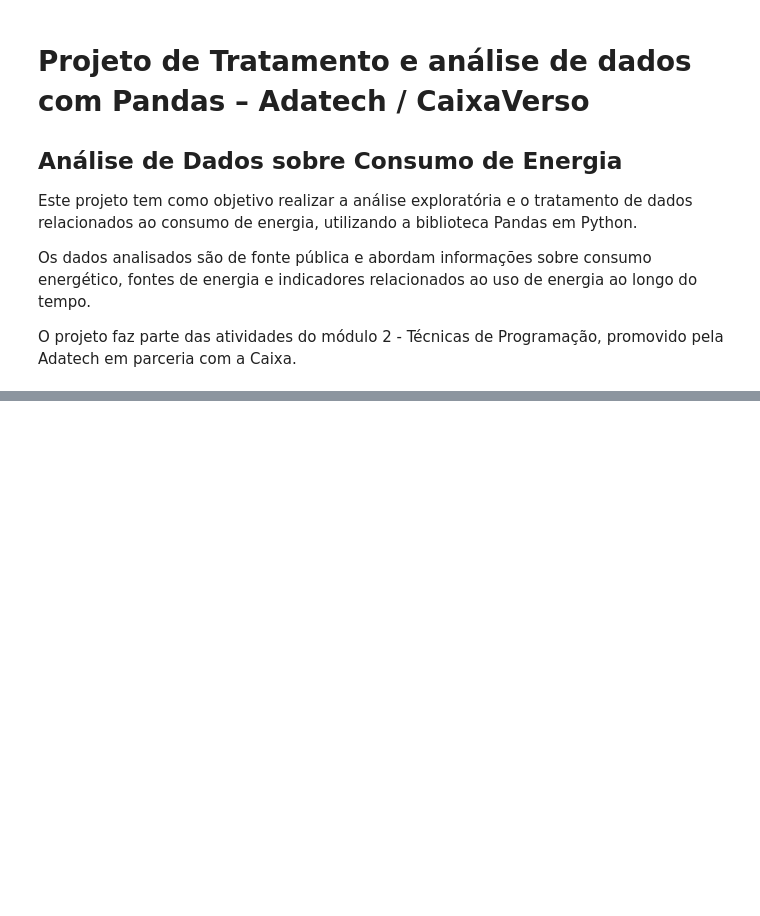
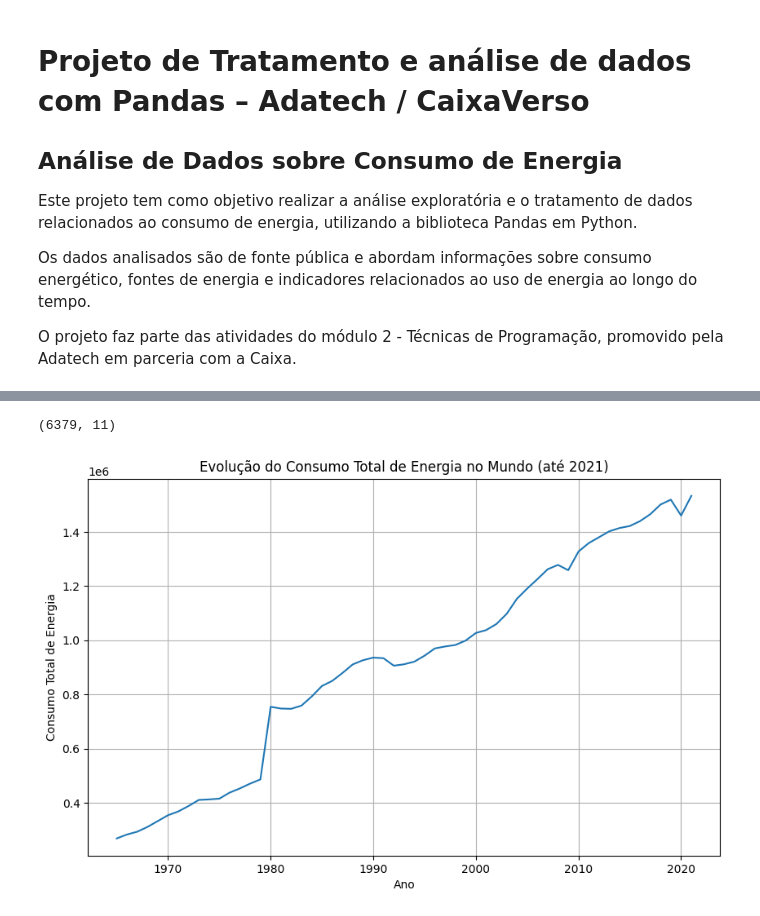
Before and after one commit to adrianamalmeida001/projeto-tecnicas-programacao-adatech, a Jupyter notebook: Projeto_técnicas_de_programação.ipynb, the cells around one changed output, grey strips where cells are left out. Saved outputs shown, nothing was run; the diff lists cells and outputs as text; code cells hidden in the pictures; blank space fills up the shorter version.

Commit message:
Adiciona análises até a Pergunta 8

```diff
--- a/Projeto_técnicas_de_programação.ipynb
+++ b/Projeto_técnicas_de_programação.ipynb
@@ -26,0 +68,19 @@ df.head()
+# %%
+# cria um dataframe apenas com as colunas que necessito para a análise e mostrar o resultado
+colunas_projeto = [
+    'country',
+    'year',
+    'population',
+    'gdp',
+    'primary_energy_consumption',
+    'energy_per_capita',
+    'fossil_share_energy',
+    'renewables_share_energy',
+    'solar_share_energy',
+    'wind_share_energy',
+    'hydro_share_energy'
+]
+
+df_tratado = df[colunas_projeto]
+
+df_tratado.head()
@@ -26,0 +111,40 @@ df.head()
+# %%
+# cria um dataframe específico para as matrizes energéticas, removendo as linhas onde faltam dados dessas colunas e mostra resultado
+
+df_matriz = df_tratado.dropna(
+    subset=[
+        'fossil_share_energy',
+        'renewables_share_energy',
+        'solar_share_energy',
+        'wind_share_energy',
+        'hydro_share_energy'
+    ]
+)
+
+df_matriz.shape
+# %% [output]
+(6379, 11)
+# %%
+# PERGUNTA 1. Como o consumo total de energia evoluiu ao longo dos anos no mundo?
+
+# agrupamento por ano e soma o resultado ( removendo as linhas onde faltam dados)
+consumo_mundial_por_ano = (
+    df_tratado
+    .dropna(subset=['primary_energy_consumption'])
+    .groupby('year')['primary_energy_consumption']
+    .sum()
+)
+
+# filtra os dados até 2021
+consumo_ate_2021 = consumo_mundial_por_ano[consumo_mundial_por_ano.index <= 2021]
+
+# criação do gráfico de linhas com o resultado
+plt.figure(figsize=(10, 6))
+plt.plot(consumo_ate_2021)
+plt.title("Evolução do Consumo Total de Energia no Mundo (até 2021)")
+plt.xlabel("Ano")
+plt.ylabel("Consumo Total de Energia")
+plt.grid(True)
+plt.show()
+# %% [output]
+[figure, added]
```
Also changed, not shown: parts of 16 cells of this notebook.
